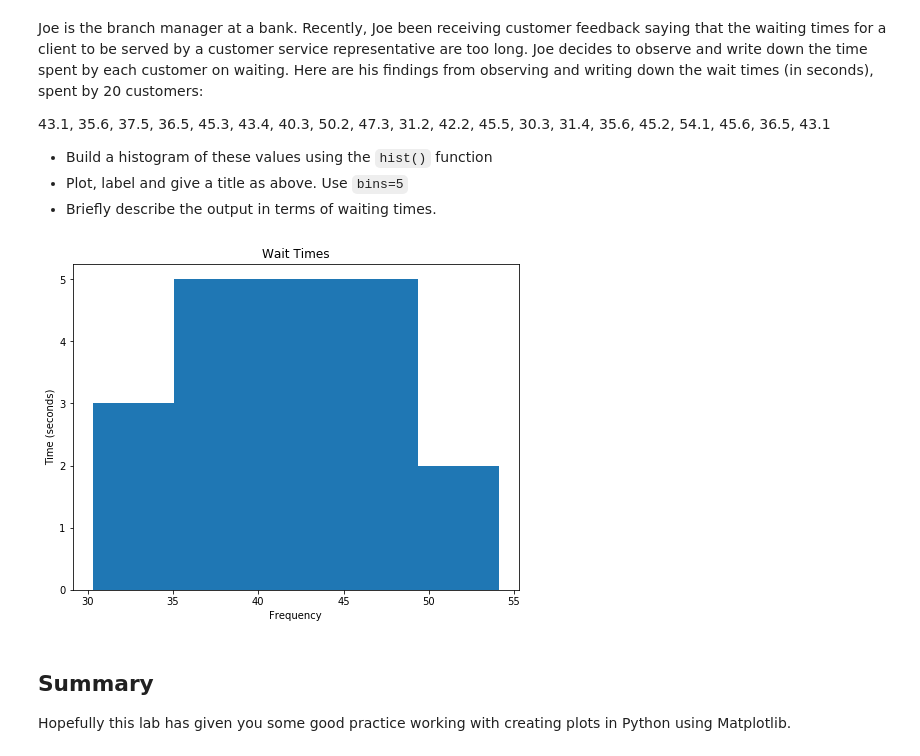
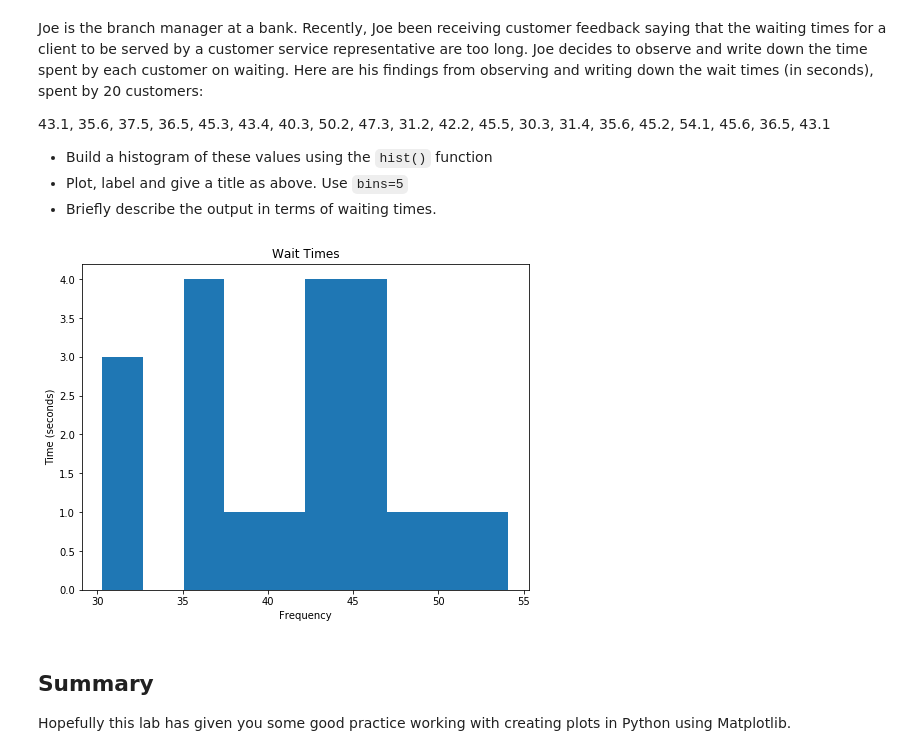
Before and after one commit to timlarcher/dsc-0-01-22-visualizing-data-lab-online-ds-sp-000, a Jupyter notebook: index.ipynb, the cells around one changed output. Drawn from its saved outputs; the diff is of its cells as text; code cells hidden in the pictures.

```diff
--- a/index.ipynb
+++ b/index.ipynb
@@ -96,17 +96,17 @@ Joe is the branch manager at a bank. Recently, Joe been receiving customer feedb
 # %%
 x = [43.1, 35.6, 37.5, 36.5, 45.3, 43.4, 40.3, 50.2, 47.3, 31.2, 42.2, 45.5, 30.3, 31.4, 35.6, 45.2, 54.1, 45.6, 36.5, 43.1]
 
 #Plot the distogram with hist() function
 plt.figure(figsize=(8,6))
-plt.hist(x,bins=5)
+plt.hist(x,bins=10)
 plt.xlabel('Frequency')
 plt.ylabel('Time (seconds)')
 plt.title("Wait Times")
 plt.show()
 
 # Label, give title and show the plot
 # %% [output]
-[figure, old version]
+[figure, new version]
 # %% [markdown]
 ## Summary
 
```
